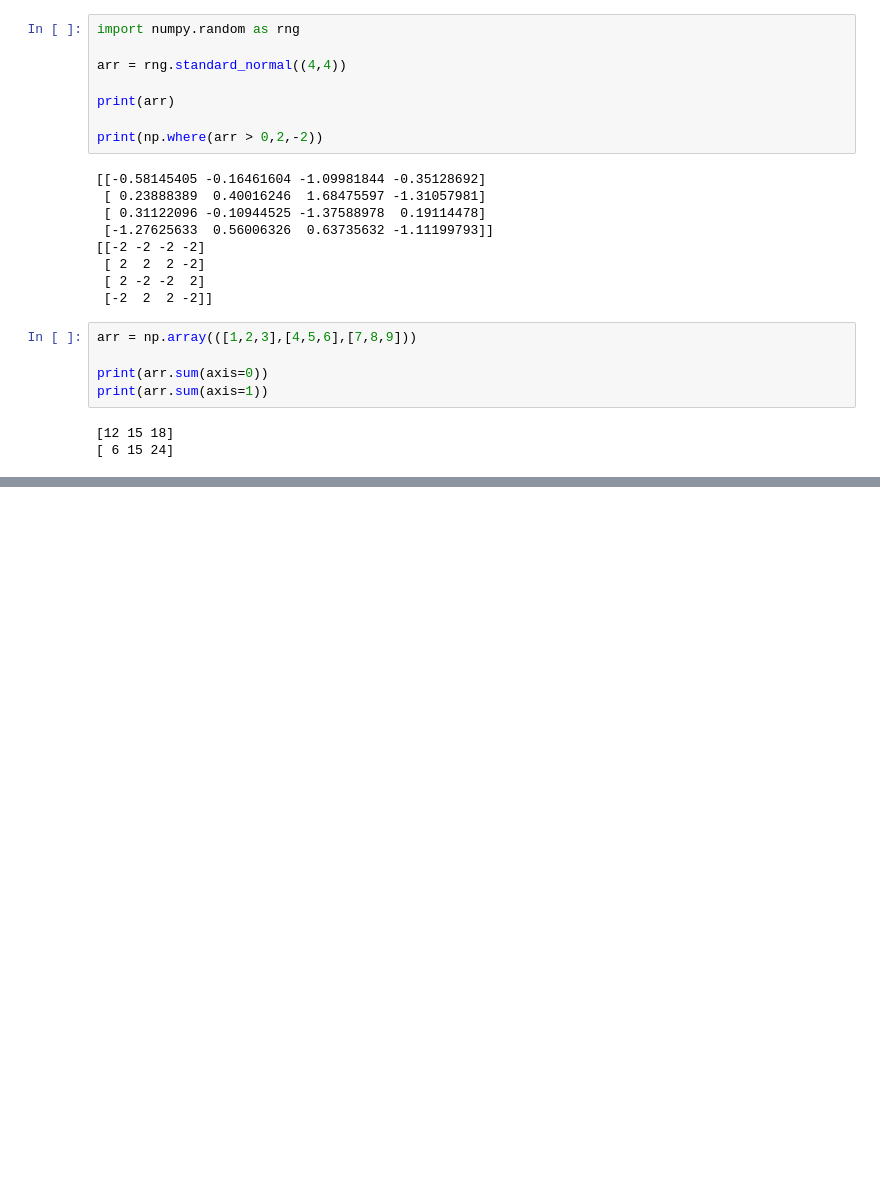
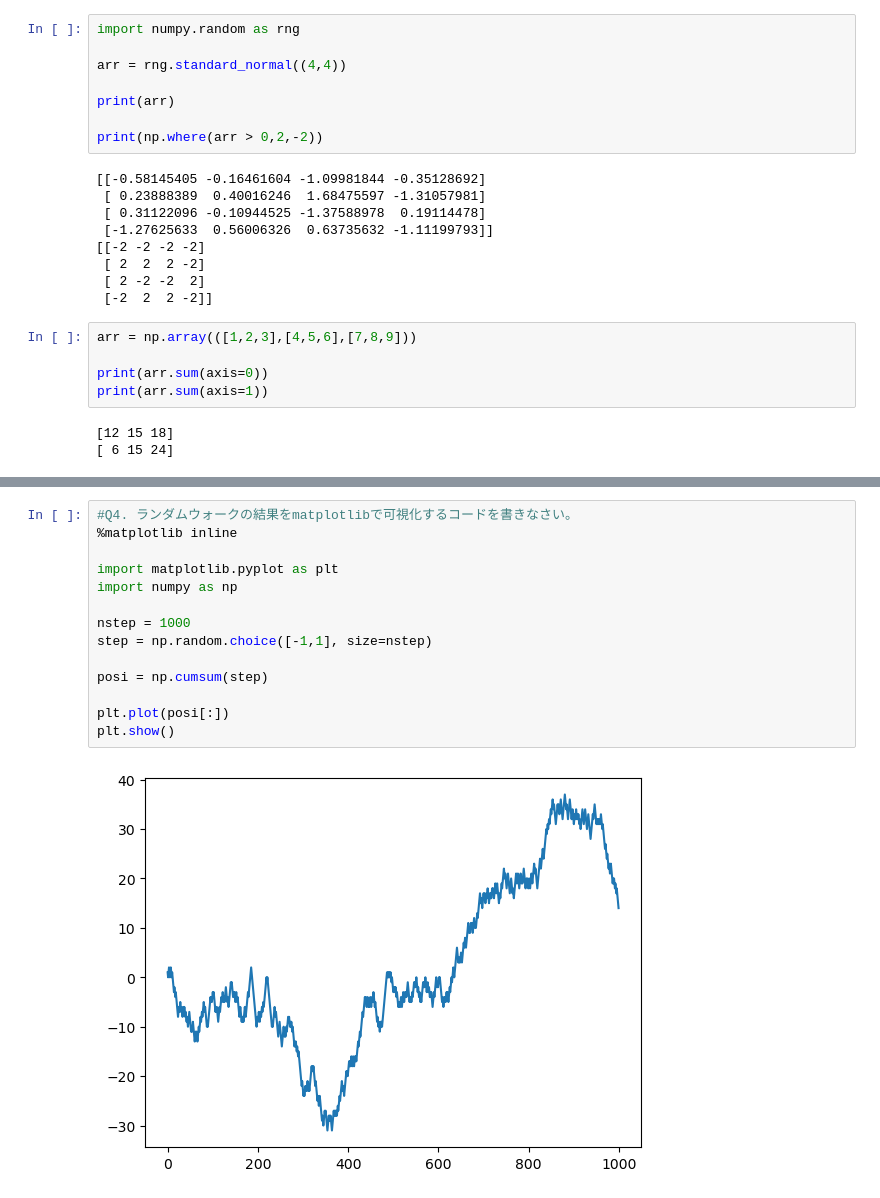
Before and after one commit to t-ozawa-free/Python-for-Data-Analysis, a Jupyter notebook: Python-for-data-analysis_4.ipynb, the cells around one changed output, grey strips where cells are left out. Saved outputs shown, nothing was run; the diff lists cells and outputs as text; blank space fills up the shorter version.

```diff
--- a/Python-for-data-analysis_4.ipynb
+++ b/Python-for-data-analysis_4.ipynb
@@ -364,0 +433,16 @@ print(arr.sum(axis=1))
+# %%
+#Q4. ランダムウォークの結果をmatplotlibで可視化するコードを書きなさい。
+%matplotlib inline
+
+import matplotlib.pyplot as plt
+import numpy as np
+
+nstep = 1000
+step = np.random.choice([-1,1], size=nstep)
+
+posi = np.cumsum(step)
+
+plt.plot(posi[:])
+plt.show()
+# %% [output]
+[figure, added]
```
Also changed, not shown: parts of 6 cells of this notebook.
